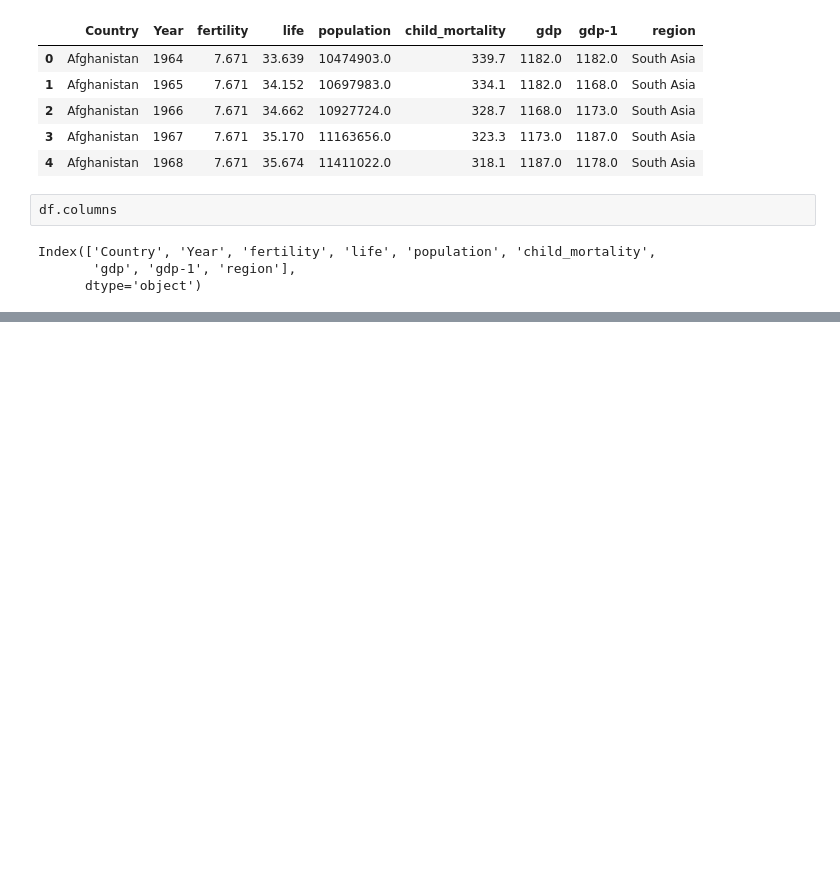
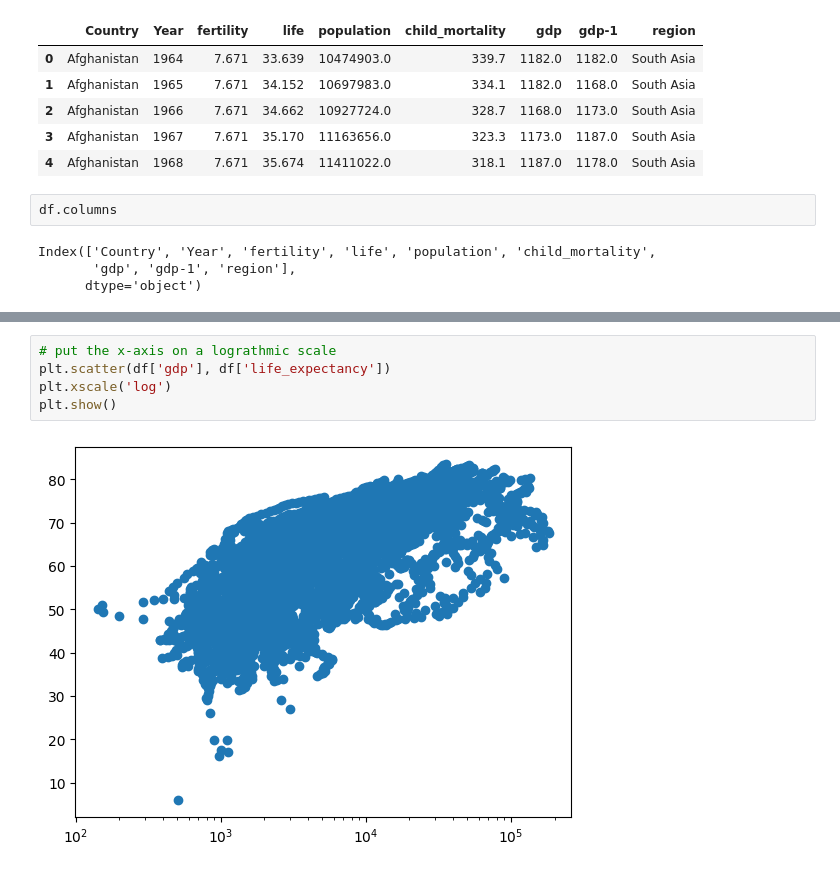
Before and after one commit to uzairafridi00/machine-learning, a Jupyter notebook: Dice Camp Course/Python_WorkShop/Visualization.ipynb, the cells around one changed output, grey strips where cells are left out. Saved outputs shown, nothing was run; the diff lists cells and outputs as text; blank space fills up the shorter version.

```diff
--- a/Dice Camp Course/Python_WorkShop/Visualization.ipynb
+++ b/Dice Camp Course/Python_WorkShop/Visualization.ipynb
@@ -38,0 +95,7 @@ Index(['Country', 'Year', 'fertility', 'life', 'population', 'child_mortality',
+# %%
+# put the x-axis on a lograthmic scale
+plt.scatter(df['gdp'], df['life_expectancy'])
+plt.xscale('log')
+plt.show()
+# %% [output]
+[figure, added]
```
Also changed, not shown: parts of 37 cells of this notebook.
